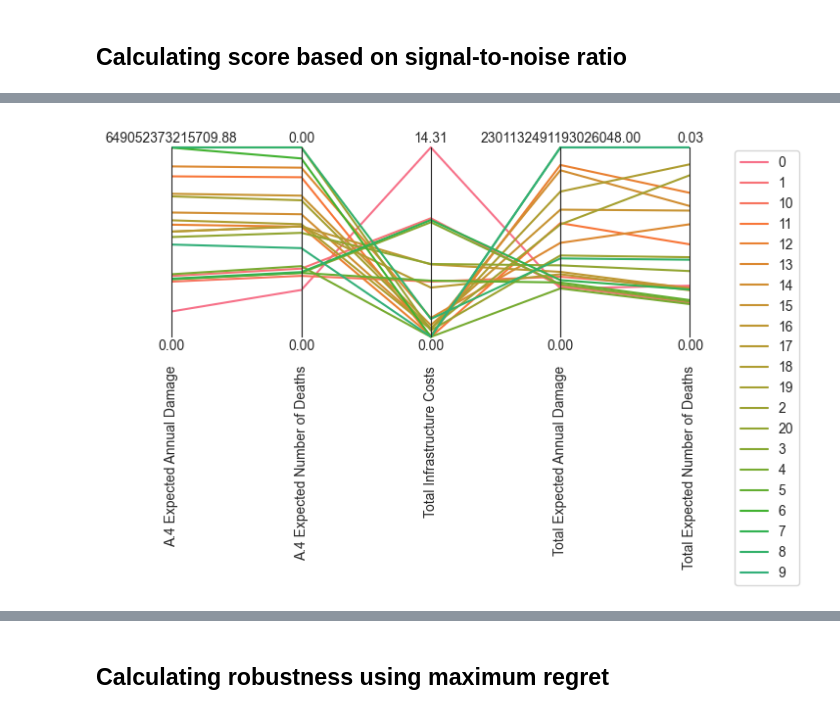
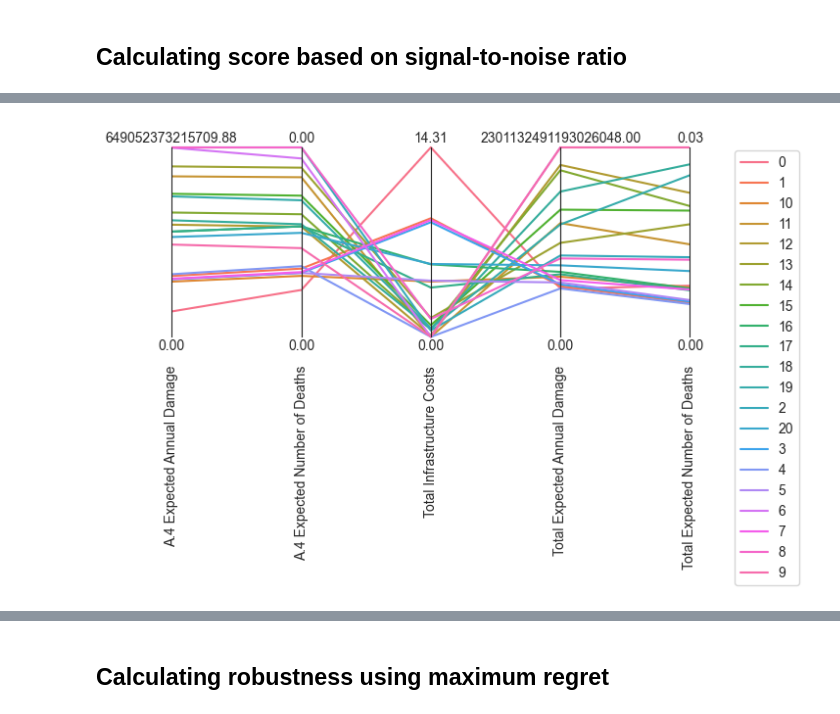
Before and after one commit to ghsher/epa1361_group15, a Jupyter notebook: final assignment/Robustness_DS.ipynb, the cells around one changed output, grey strips where cells are left out. Cells and saved outputs as stored; diff of their text form; code cells hidden in the pictures.

```diff
--- a/final assignment/Robustness_DS.ipynb
+++ b/final assignment/Robustness_DS.ipynb
@@ -18,8 +18,8 @@ from ema_workbench import (
     Policy
 )
 # %%
-#results = pd.read_csv("./output/20230614T1059_results_seed_ds.csv")
-results = pd.read_csv("./output/20230614T1118_results_seed_ds_pareto_with_constrains.csv")
+INPUT_FILENAME = 'output/20230614T1118_results_seed_ds_pareto_with_constrains'
+results = pd.read_csv(INPUT_FILENAME + '.csv')
 # %%
 model, steps = get_model_for_problem_formulation(7)
 # %%
@@ -104,17 +104,17 @@ scores
 # %%
 data = scores
 limits = parcoords.get_limits(data)
 limits.loc[0, ['A.4 Expected Annual Damage', 'A.4 Expected Number of Deaths', 'Total Infrastructure Costs',
                'Total Expected Annual Damage', 'Total Expected Number of Deaths']] = 0
 
-# sns.color_palette() has less than 18 colors.
-colors = sns.color_palette("husl", 50)
+# sns.color_palette() has 10 colors.
+colors = sns.color_palette("husl", 21)
 paraxes = parcoords.ParallelAxes(limits, fontsize=10)
 
 for i, (index, row) in enumerate(data.iterrows()):
     paraxes.plot(row.to_frame().T, label=str(index), color=colors[i])
 paraxes.legend()
 
 plt.show()
 # %% [output]
-[figure, old version]
+[figure, new version]
```
Also changed, not shown: parts of 17 cells of this notebook, 1 other file.
